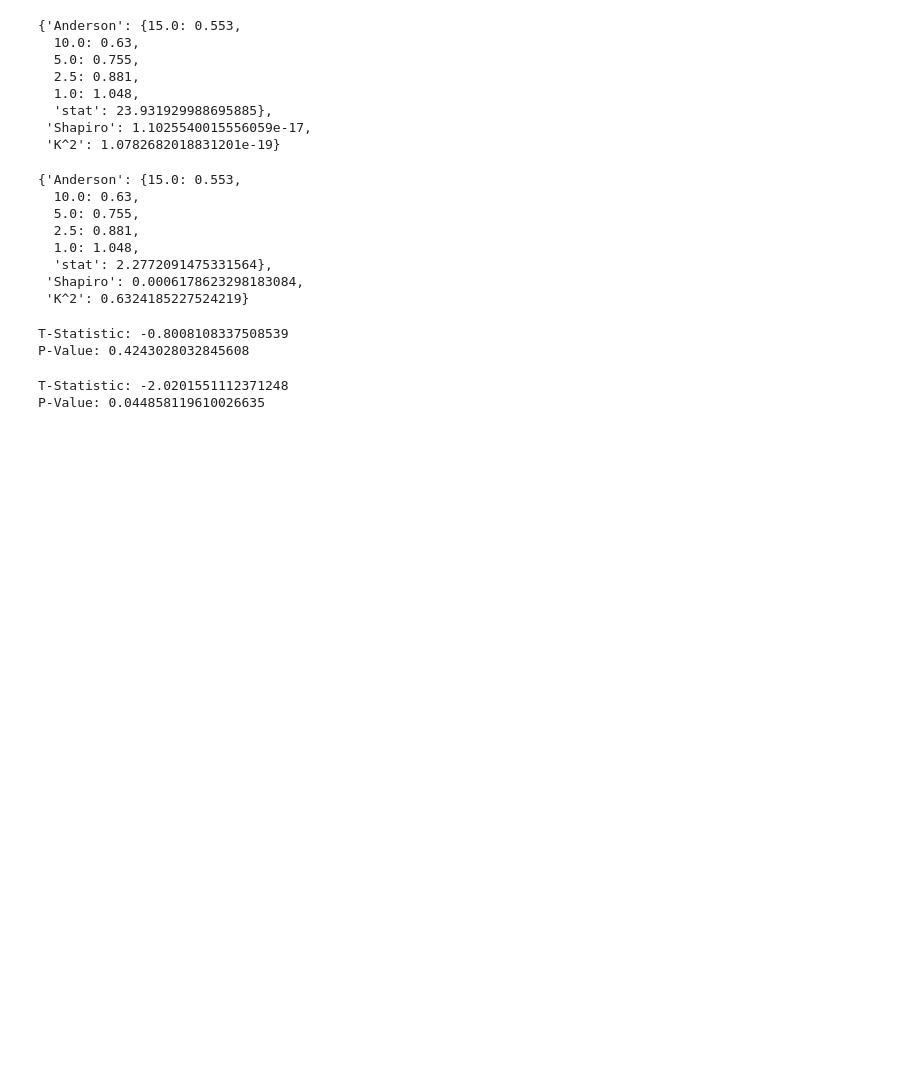
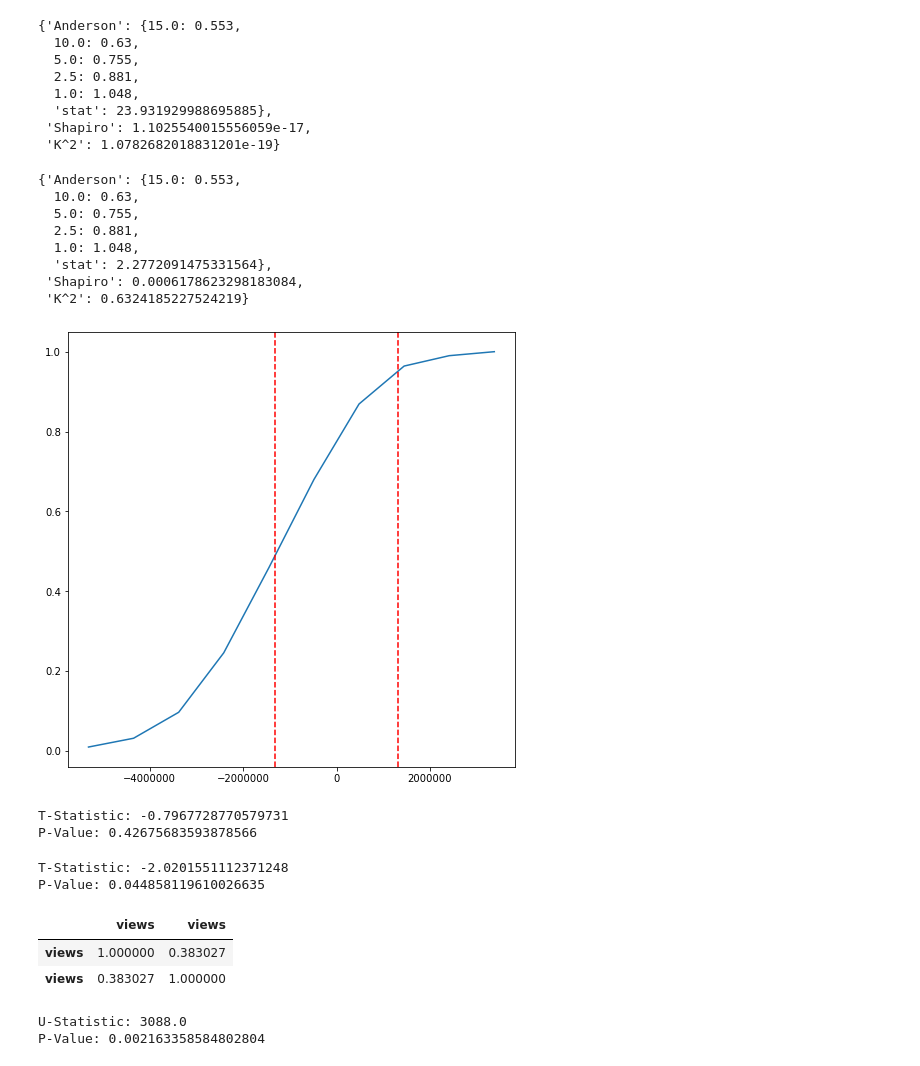
Before and after one commit to rahmanfp21/JC-DS-JKT-07, a Jupyter notebook: Seaborn_stat.ipynb, the cells around one changed output. Drawn from its saved outputs; the diff is of its cells as text; code cells hidden in the pictures; blank space fills up the shorter version.

```diff
--- a/Seaborn_stat.ipynb
+++ b/Seaborn_stat.ipynb
@@ -431,16 +435,41 @@ try_normal(np.log(youtube_0_delta[youtube_0_delta['trending_gap'] > 5]['views'])
   'stat': 2.2772091475331564},
  'Shapiro': 0.0006178623298183084,
  'K^2': 0.6324185227524219}
+# %%
+def mean_differences(x1, x2, n_boot):
+    ori_mean = x1.mean() - x2.mean()
+    mean_diff = []
+    for i in range(n_boot):
+        x1_mean = x1.sample(len(x1), replace = True).mean()
+        x2_mean = x2.sample(len(x1), replace = True).mean()
+        mean_diff.append(x1_mean - x2_mean)
+
+    hist,hist_edges = np.histogram(mean_diff, normed = True)
+    dx = hist_edges[1] - hist_edges[0]
+    F1 = np.cumsum(hist)*dx
+    plt.figure(figsize = (8,8))
+    plt.plot(hist_edges[1:], F1)
+
+    plt.axvline(ori_mean, ls = '--', c ='red')
+    plt.axvline(ori_mean * -1, ls = '--', c ='red')
+
+#Buat CDF perbedaan Mean X1 dengan X2 yang dibootstrap dan didapatkan perbedaan meannya. Dibuat histogram dr perbedaan meannya,
+#dan CDF. Garis merah ini menunjukkan letak mean difference aslinya (positive ataupun negative)
+#plt.axvline(letaknya, c = 'warna', ls = 'tipe garis')
+mean_differences(youtube_0_delta[youtube_0_delta['trending_gap'] <= 5]['views'],
+                 youtube_0_delta[youtube_0_delta['trending_gap'] > 5]['views'], 1000 )
+# %% [output]
+[figure, added]
 # %%
 #H0 : Tidak ada perbedaan view saat trending gap <= 5 dan trending gap > 5
 from scipy.stats import ttest_ind
 result = list(ttest_ind(youtube_0_delta[youtube_0_delta['trending_gap'] <= 5]['views'],
-                        youtube_0_delta[youtube_0_delta['trending_gap'] > 5]['views'], equal_var = True))
+                        youtube_0_delta[youtube_0_delta['trending_gap'] > 5]['views'], equal_var = False))
 print('T-Statistic:', result[0])
 print('P-Value:', result[1])
 # %% [output]
-T-Statistic: -0.8008108337508539
-P-Value: 0.4243028032845608
+T-Statistic: -0.7967728770579731
+P-Value: 0.42675683593878566
 # %%
 from scipy.stats import ttest_ind
 result = list(ttest_ind(np.log(youtube_0_delta[youtube_0_delta['trending_gap'] <= 5]['views']),
@@ -450,3 +479,20 @@ print('P-Value:', result[1])
 # %% [output]
 T-Statistic: -2.0201551112371248
 P-Value: 0.044858119610026635
+# %%
+pd.concat([youtube_0_delta[youtube_0_delta['trending_gap'] <= 5]['views'].reset_index(drop = True),
+           youtube_0_delta[youtube_0_delta['trending_gap'] > 5]['views'].reset_index(drop =True)], axis =1).corr('spearman')
+# %% [output]
+|  | views | views |
+| views | 1.000000 | 0.383027 |
+| views | 0.383027 | 1.000000 |
+# %%
+#Non-Parametric Test
+from scipy.stats import mannwhitneyu
+result = list(mannwhitneyu(youtube_0_delta[youtube_0_delta['trending_gap'] <= 5]['views'],
+                        youtube_0_delta[youtube_0_delta['trending_gap'] > 5]['views']))
+print('U-Statistic:', result[0])
+print('P-Value:', result[1])
+# %% [output]
+U-Statistic: 3088.0
+P-Value: 0.002163358584802804
```
Also changed, not shown: parts of 7 cells of this notebook.
